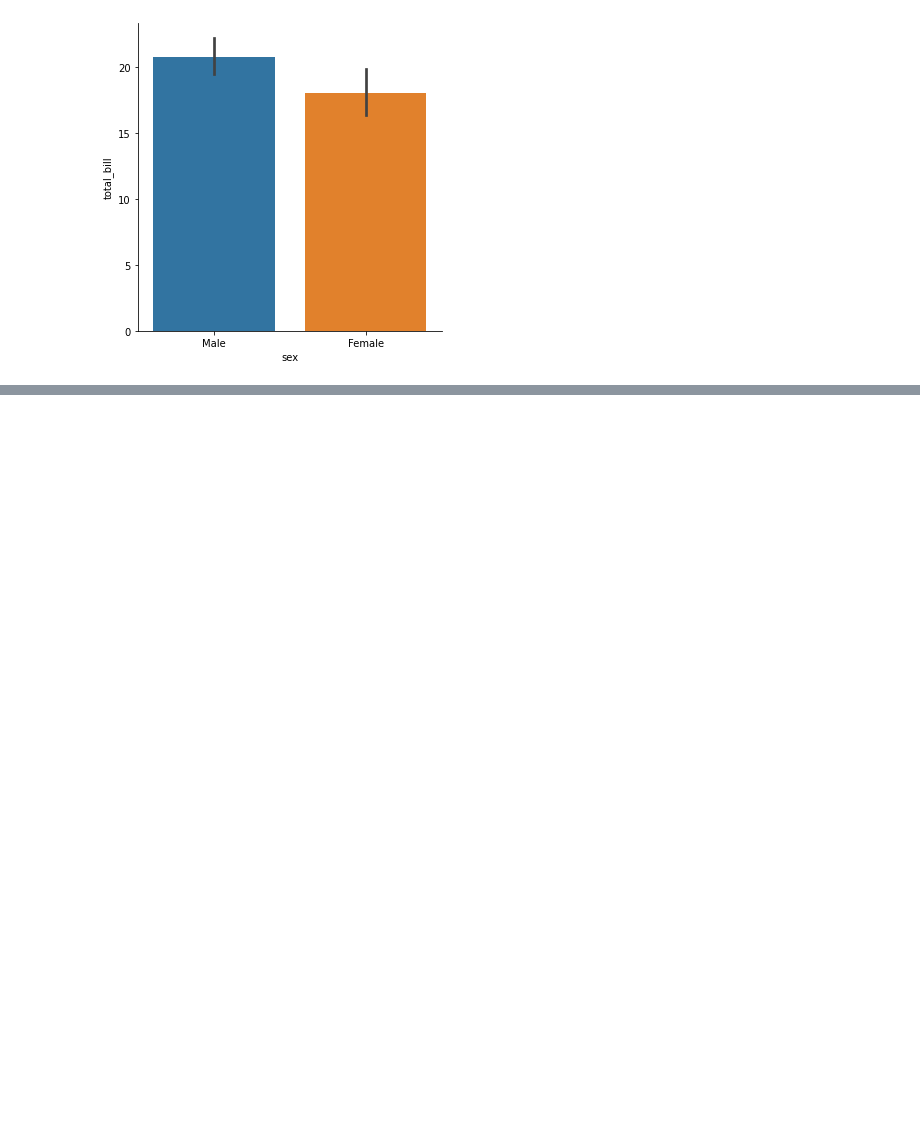
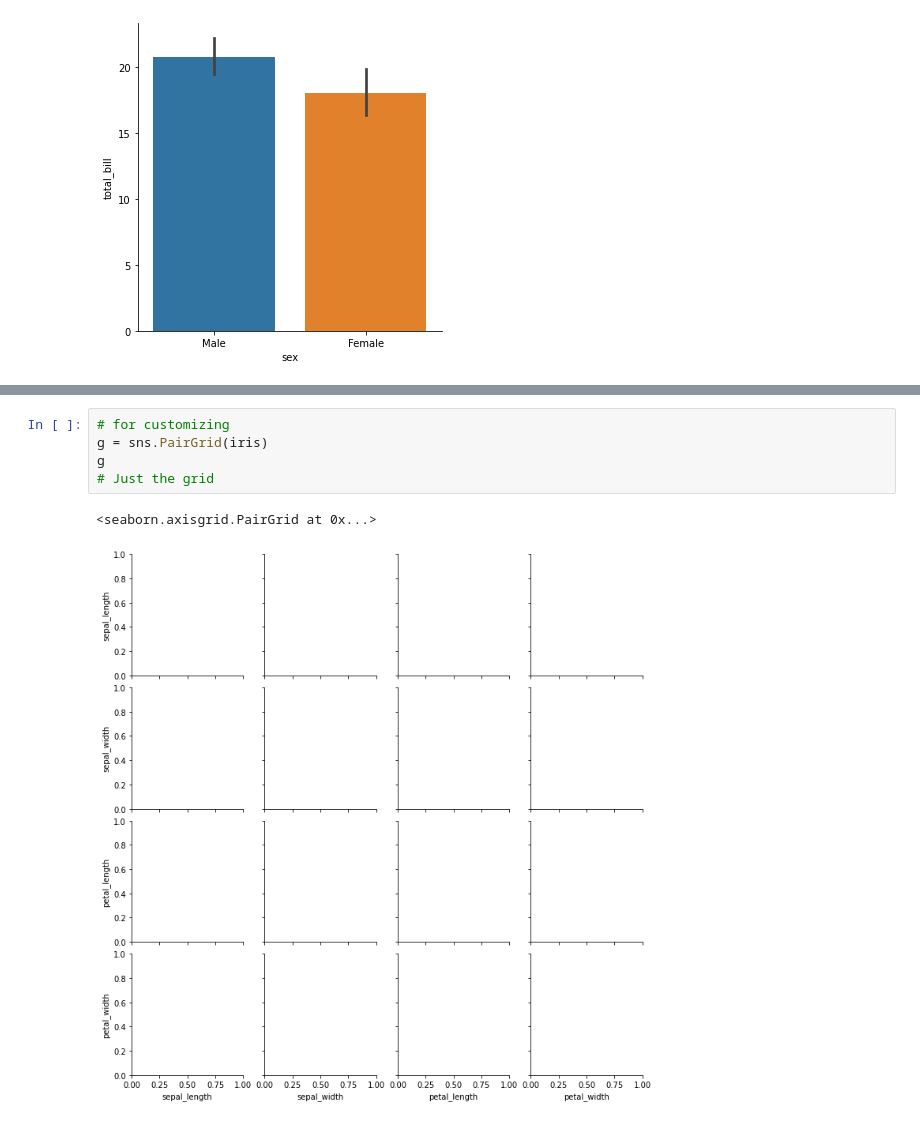
Before and after one commit to NooshinRajabi/Python-for-Data-Science-and-Machine-Learning, a Jupyter notebook: Seaborn/Seaborn.ipynb, the cells around one changed output, grey strips where cells are left out. Cells and saved outputs as stored; diff of their text form; blank space fills up the shorter version.

```diff
--- a/Seaborn/Seaborn.ipynb
+++ b/Seaborn/Seaborn.ipynb
@@ -359,0 +387,8 @@ sns.clustermap(fp,cmap='coolwarm',standard_scale=1)
+# %%
+# for customizing
+g = sns.PairGrid(iris)
+g
+# Just the grid
+# %% [output]
+<seaborn.axisgrid.PairGrid at 0x...>
+[figure, added]
```
Also changed, not shown: parts of 36 cells of this notebook.
